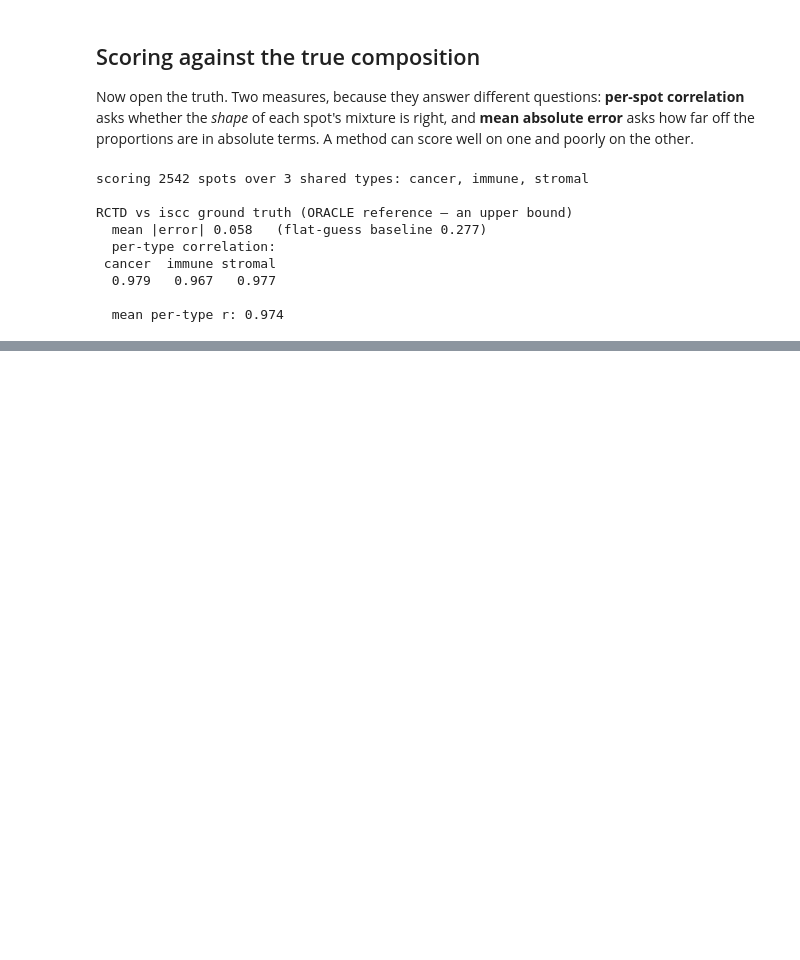
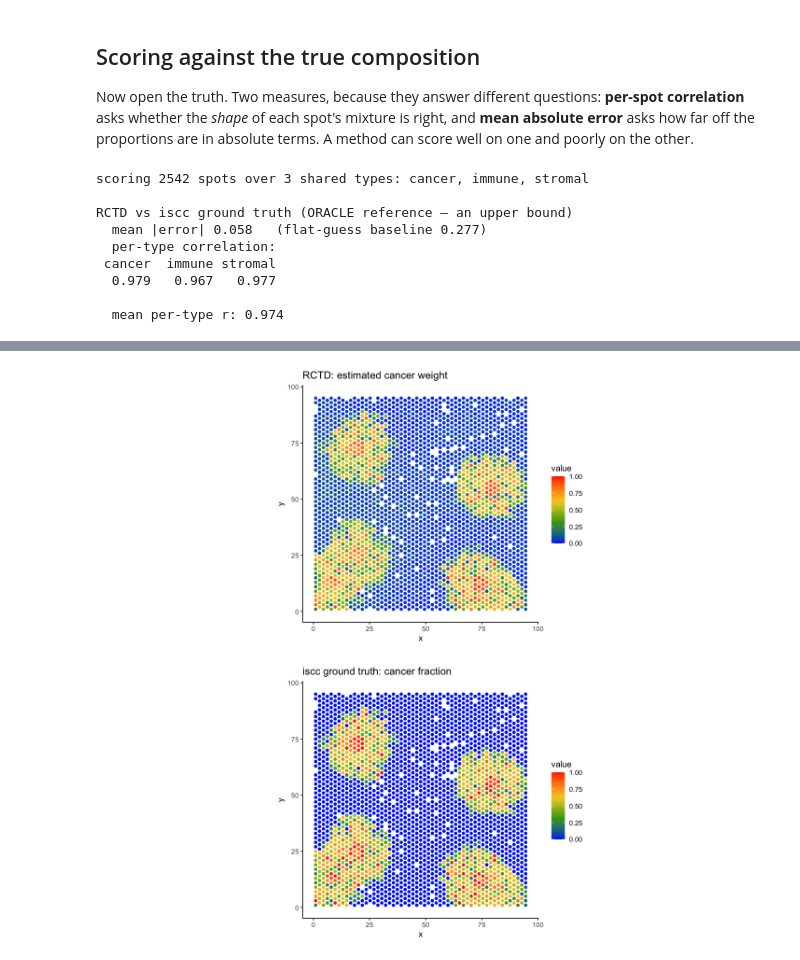
Before and after one commit to pedrofale/iscc, a Jupyter notebook: notebooks/tool_rctd_R.ipynb, the cells around one changed output, grey strips where cells are left out. Saved outputs shown, nothing was run; the diff lists cells and outputs as text; code cells hidden in the pictures; blank space fills up the shorter version.

```diff
--- a/notebooks/tool_rctd_R.ipynb
+++ b/notebooks/tool_rctd_R.ipynb
@@ -147,0 +155,14 @@ RCTD vs iscc ground truth (ORACLE reference — an upper bound)
+# %%
+suppressMessages(library(ggplot2))
+options(repr.plot.width = 12, repr.plot.height = 5)
+
+spots <- rownames(W)
+p_est <- plot_puck_continuous(puck, spots, W[, "cancer"], ylimit = c(0, 1),
+                              title = "RCTD: estimated cancer weight", size = 1.4)
+truth_v <- setNames(as.numeric(truth[spots, "cancer"]), spots)
+p_true <- plot_puck_continuous(puck, spots, truth_v, ylimit = c(0, 1),
+                               title = "iscc ground truth: cancer fraction", size = 1.4)
+suppressWarnings(print(p_est)); suppressWarnings(print(p_true))
+# %% [output]
+[figure, added]
+[figure, added]
```
Also changed, not shown: parts of 5 cells of this notebook, 4 other files.
